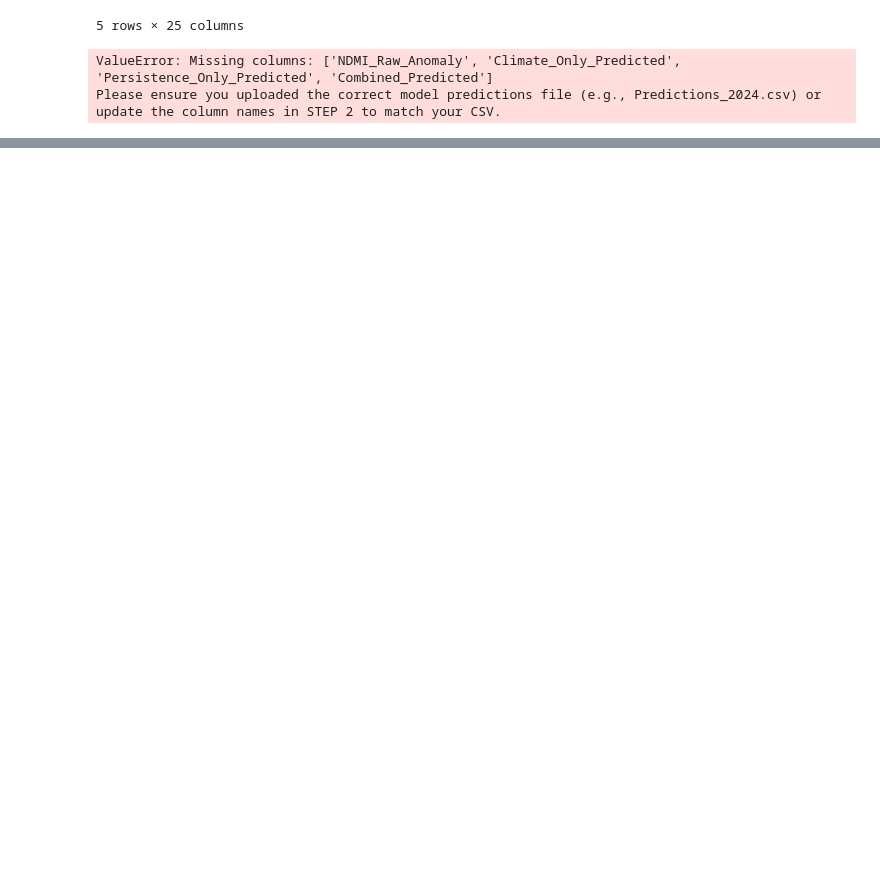
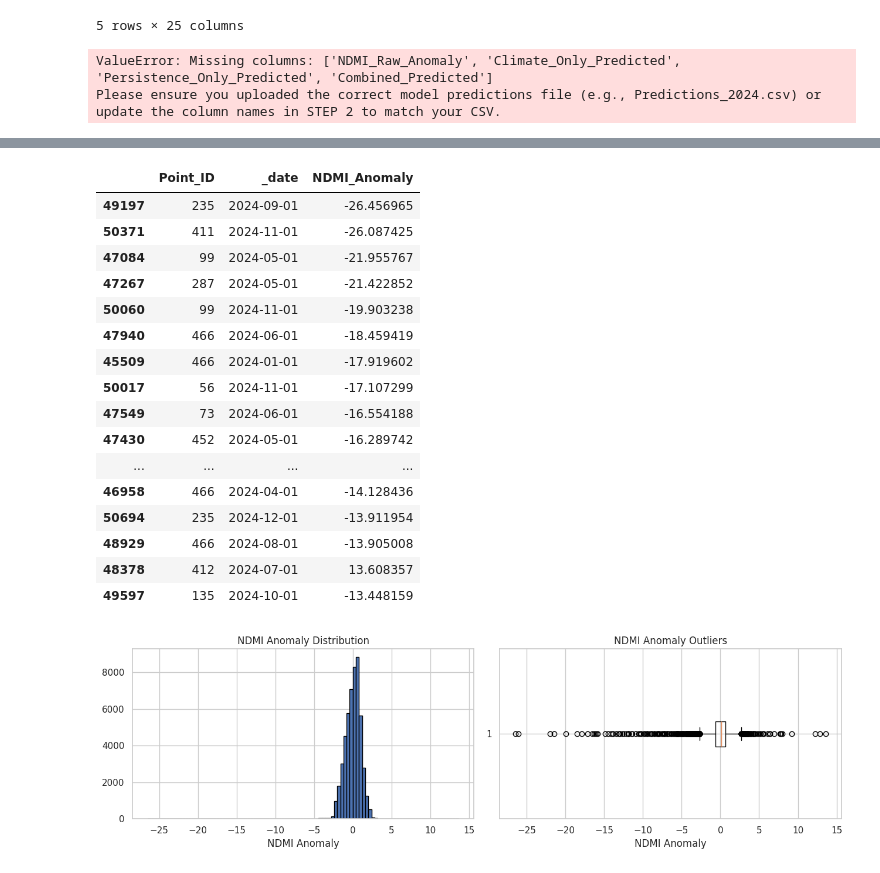
Before and after one commit to Kailash12332/Quantum, a Jupyter notebook: Untitled41.ipynb, the cells around one changed output, grey strips where cells are left out. Saved outputs shown, nothing was run; the diff lists cells and outputs as text; code cells hidden in the pictures; blank space fills up the shorter version.

```diff
--- a/Untitled41.ipynb
+++ b/Untitled41.ipynb
@@ -2479,0 +3351,50 @@ Results saved: Alabama_SPI_SPEI_Correlation_Results.zip
+# %%
+
+import numpy as np
+import pandas as pd
+import matplotlib.pyplot as plt
+
+print("NDMI anomaly summary:")
+print(df[target].describe(
+    percentiles=[0.001, 0.01, 0.05, 0.5, 0.95, 0.99, 0.999]
+))
+
+print("\nMissing target values:", df[target].isna().sum())
+print("Values below -1:", (df[target] < -1).sum())
+print("Values above +1:", (df[target] > 1).sum())
+print("Values with absolute magnitude > 5:",
+      (df[target].abs() > 5).sum())
+
+print("\n20 most extreme NDMI anomalies:")
+columns = ["_date", target]
+
+if site_col is not None:
+    columns.insert(0, site_col)
+
+extreme = df.loc[
+    df[target].abs().sort_values(ascending=False).index,
+    columns
+].head(20)
+
+display(extreme)
+
+fig, axes = plt.subplots(1, 2, figsize=(13, 4))
+
+axes[0].hist(
+    df[target].dropna(),
+    bins=100,
+    edgecolor="black"
+)
+axes[0].set_title("NDMI Anomaly Distribution")
+axes[0].set_xlabel("NDMI Anomaly")
+
+axes[1].boxplot(
+    df[target].dropna(),
+    vert=False
+)
+axes[1].set_title("NDMI Anomaly Outliers")
+axes[1].set_xlabel("NDMI Anomaly")
+
+plt.tight_layout()
+plt.show()
+# %% [output]
@@ -2479,0 +3418,18 @@ Results saved: Alabama_SPI_SPEI_Correlation_Results.zip
+|  | Point_ID | _date | NDMI_Anomaly |
+| 49197 | 235 | 2024-09-01 | -26.456965 |
+| 50371 | 411 | 2024-11-01 | -26.087425 |
+| 47084 | 99 | 2024-05-01 | -21.955767 |
+| 47267 | 287 | 2024-05-01 | -21.422852 |
+| 50060 | 99 | 2024-11-01 | -19.903238 |
+| 47940 | 466 | 2024-06-01 | -18.459419 |
+| 45509 | 466 | 2024-01-01 | -17.919602 |
+| 50017 | 56 | 2024-11-01 | -17.107299 |
+| 47549 | 73 | 2024-06-01 | -16.554188 |
+| 47430 | 452 | 2024-05-01 | -16.289742 |
+| ... | ... | ... | ... |
+| 46958 | 466 | 2024-04-01 | -14.128436 |
+| 50694 | 235 | 2024-12-01 | -13.911954 |
+| 48929 | 466 | 2024-08-01 | -13.905008 |
+| 48378 | 412 | 2024-07-01 | 13.608357 |
+| 49597 | 135 | 2024-10-01 | -13.448159 |
+[figure, added]
```
Also changed, not shown: parts of 9 cells of this notebook.
